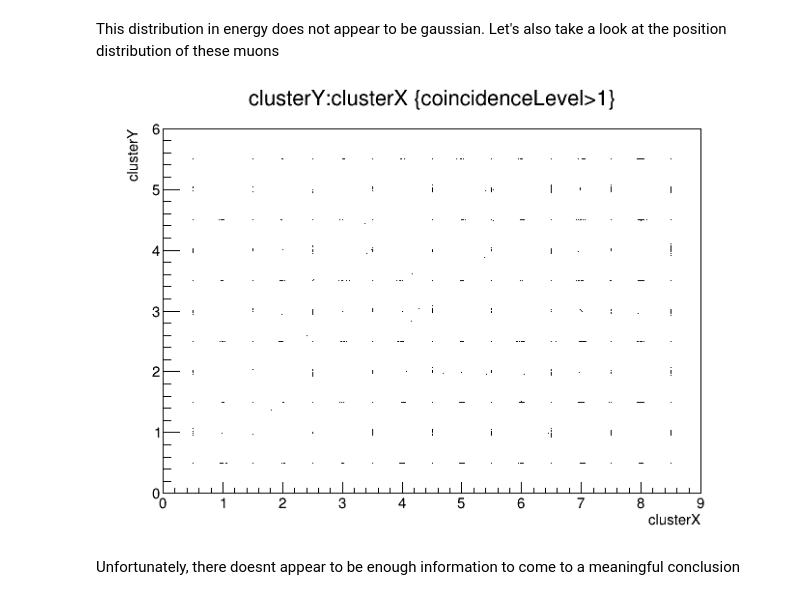
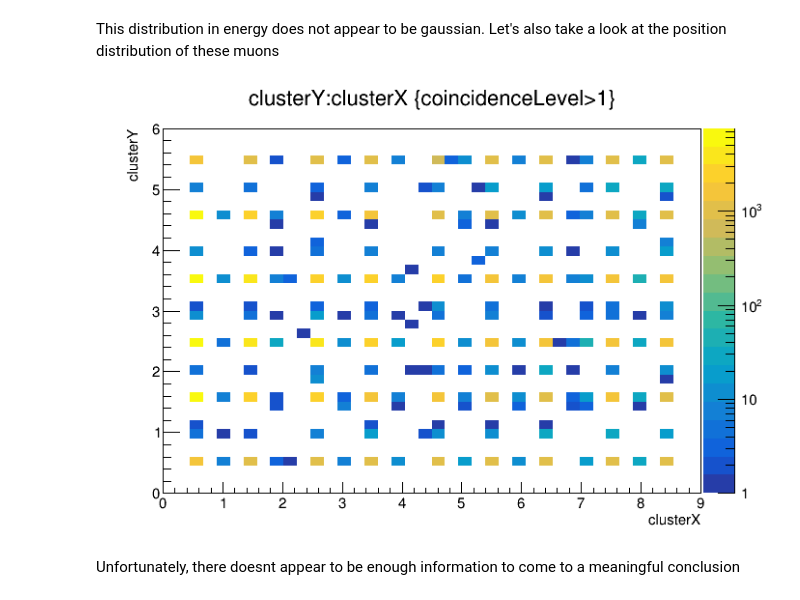
Before and after one commit to jlabounty/phys576, a Jupyter notebook: PHYS576_InitialExplorationOfData_JoshuaLaBounty.ipynb, the cells around one changed output. Saved outputs shown, nothing was run; the diff lists cells and outputs as text; code cells hidden in the pictures.

```diff
--- a/PHYS576_InitialExplorationOfData_JoshuaLaBounty.ipynb
+++ b/PHYS576_InitialExplorationOfData_JoshuaLaBounty.ipynb
@@ -156,10 +157,11 @@ c.Draw()
 This distribution in energy does not appear to be gaussian. Let's also take a look at the position distribution of these muons
 # %%
 c = r.TCanvas()
-tMuon.Draw("clusterY:clusterX","coincidenceLevel>1","")
+tMuon.Draw("clusterY:clusterX","coincidenceLevel>1","colz")
+c.SetLogz()
 c.Draw()
 # %% [output]
-[figure, old version]
+[figure, new version]
 # %% [markdown]
 Unfortunately, there doesnt appear to be enough information to come to a meaningful conclusion
 # %% [markdown]
```
Also changed, not shown: parts of 17 cells of this notebook.
